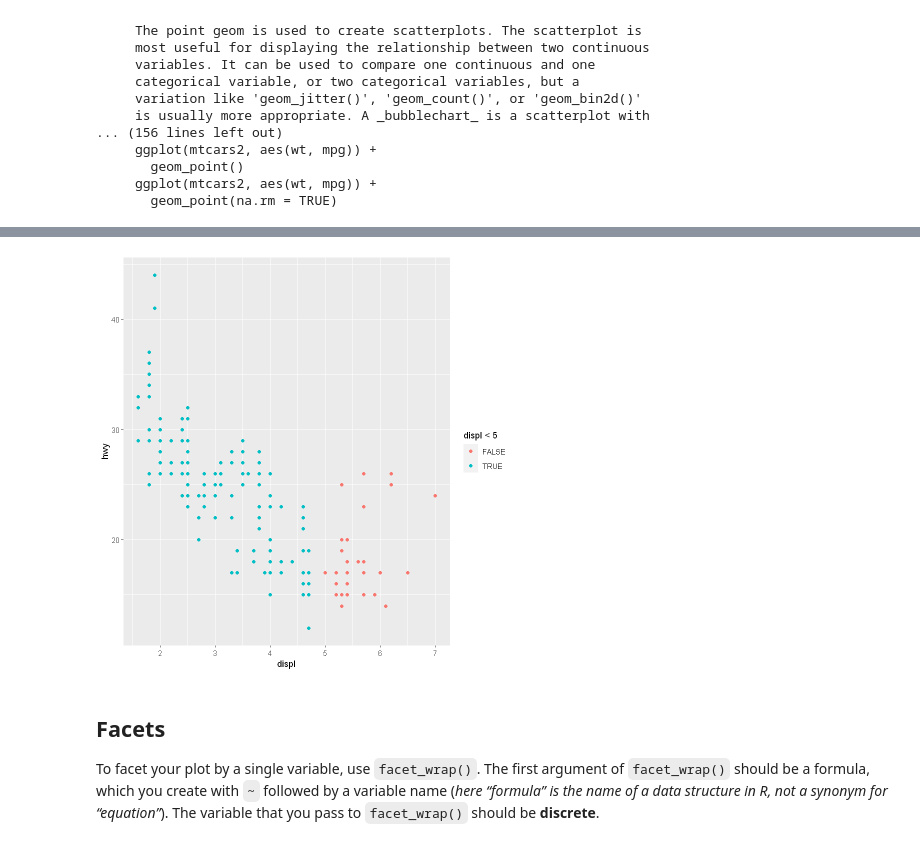
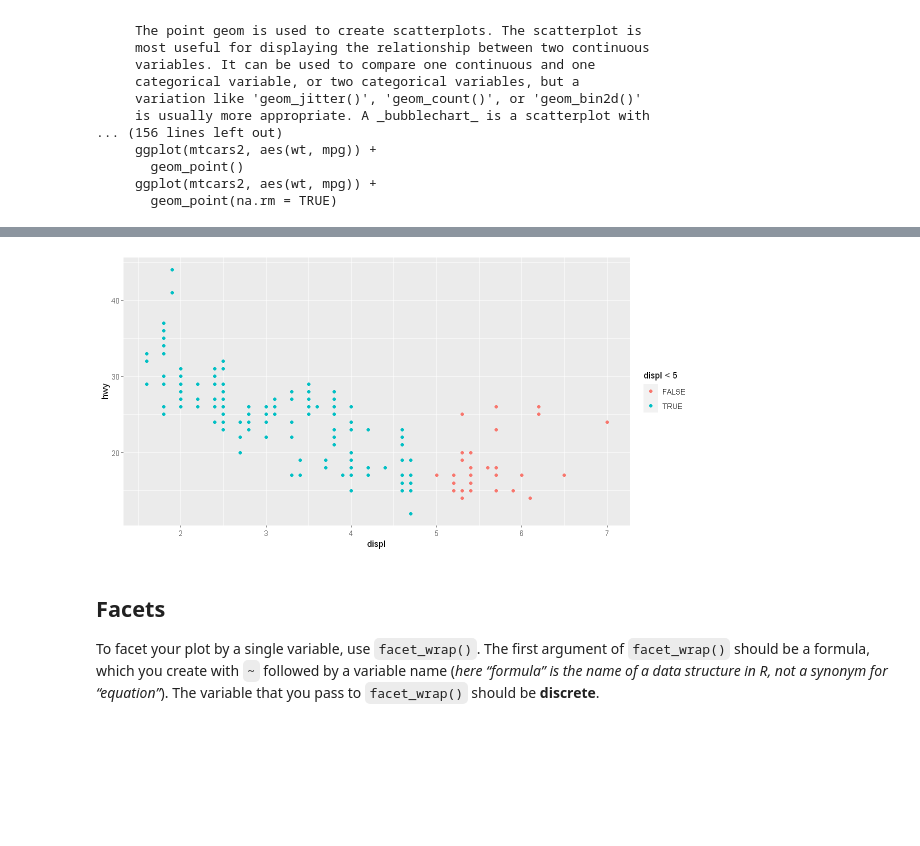
Before and after one commit to trunghachi/RLearning, a Jupyter notebook: R4DS_Basic_DataViz.ipynb, the cells around one changed output, grey strips where cells are left out. Cells and saved outputs as stored; diff of their text form; code cells hidden in the pictures; blank space fills up the shorter version.

```diff
--- a/R4DS_Basic_DataViz.ipynb
+++ b/R4DS_Basic_DataViz.ipynb
@@ -151,8 +152,10 @@ Description:
 # %%
+# exercise 3.3
 ggplot(data = mpg) +                                #  creates an empty graph, using the dataset
   geom_point(mapping = aes(x = displ, y = hwy,  color = displ<5))
+options(repr.plot.width = 10, repr.plot.height = 5)
 # %% [output]
-[figure, old version]
+[figure, new version]
 # %% [markdown]
 ## Facets
 
```
Also changed, not shown: parts of 54 cells of this notebook.
